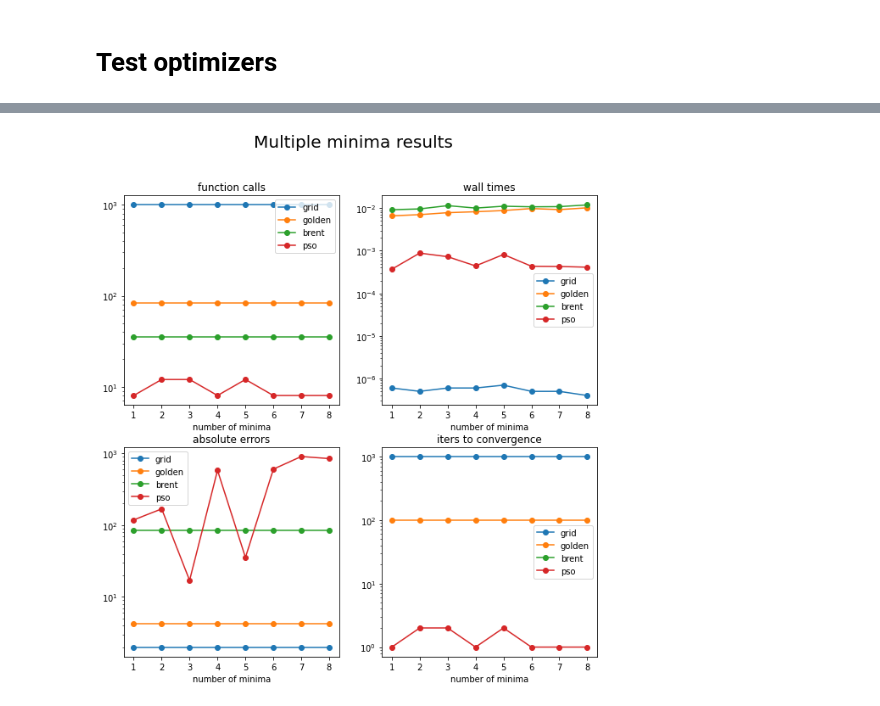
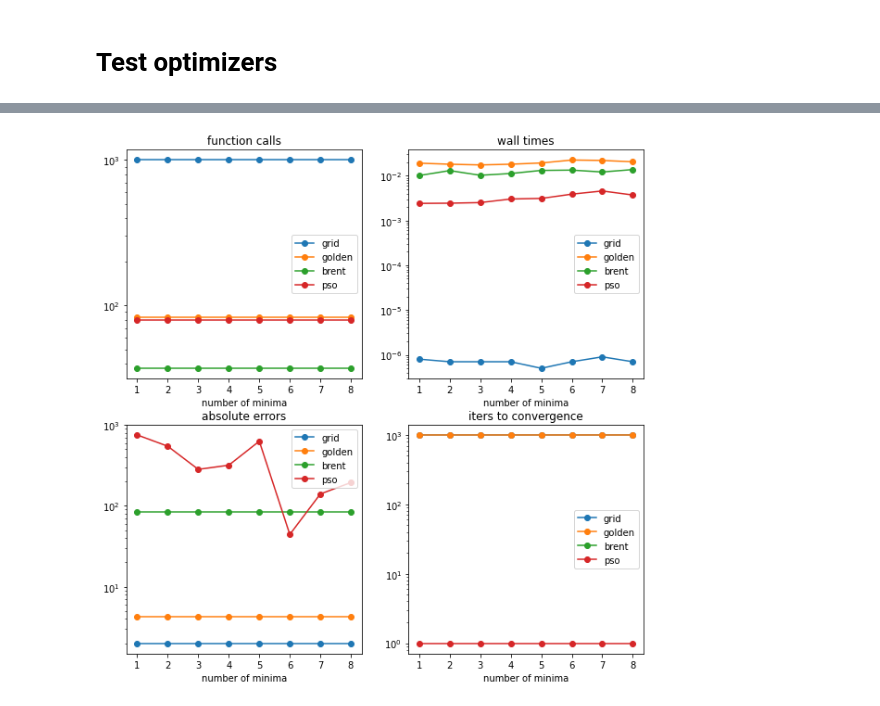
Before and after one commit to tdhoffman/gwr-optimizers, a Jupyter notebook: code/notebooks/optimizer-comparison.ipynb, the cells around one changed output, grey strips where cells are left out. Cells and saved outputs as stored; diff of their text form; code cells hidden in the pictures.

```diff
--- a/code/notebooks/optimizer-comparison.ipynb
+++ b/code/notebooks/optimizer-comparison.ipynb
@@ -311,8 +311,8 @@ plt.show()
 # %%
 # Steepmarks. Fix hyperparams before entering loop
 bounds = (2, 1000)
-max_iter = 100
-tol = 1e-6
+max_iter = 1000
+tol = 1e-10
 steep_res = pd.DataFrame(index=['grid', 'golden', 'brent', 'pso'])
 steepnesses = np.logspace(start=1/400, stop=1, num=50)
 true_steep_min = lambda steeplvl : np.sqrt(600/steeplvl) # found from derivative
@@ -322,7 +322,7 @@ for steeplvl in steepnesses:
     grid_steep_res = my_grid(obj, bw_min=bounds[0], bw_max=bounds[1], pool=None, full=True)
     brent_steep_res = my_brent(obj, bounds=bounds, tol=tol, full=True)
     golden_steep_res = my_golden(obj, bw_min=bounds[0], bw_max=bounds[1], tol=tol, max_iter=max_iter, full=True)
-    pso_steep_res = my_pso(obj, n_particles=4, bounds=bounds, inertia_wgt=0.5, cog_coef=1, soc_coef=2, tol=tol, max_iter=max_iter, full=True)
+    pso_steep_res = my_pso(obj, n_particles=40, bounds=bounds, inertia_wgt=0.5, cog_coef=1, soc_coef=2, tol=tol, max_iter=max_iter, full=True)
 
     steep_res[f'wall_{steeplvl}'] = [grid_steep_res['wall'], golden_steep_res['wall'], brent_steep_res['wall'], pso_steep_res['wall']]
     steep_res[f'min_{steeplvl}'] = [grid_steep_res['min'], golden_steep_res['min'], brent_steep_res['min'], pso_steep_res['min']]
@@ -366,8 +367,8 @@ noiselevels = np.linspace(start=0, stop=25, num=50)
 # true_noise_mins = {0 : 24.495, 5 : 24.495, 10 : 24.495, 15 : 24.495, 20 : 24.495}
 true_noise_mins = dict(zip(noiselevels, [np.argmin(checkmark(bws, noiselvl)) for noiselvl in noiselevels]))
 bounds = (2, 1000)
-max_iter = 500
-tol = 1e-6
+max_iter = 1000
+tol = 1e-10
 noise_res = pd.DataFrame(index=['grid', 'golden', 'brent', 'pso'])
 
 for noiselvl in noiselevels:
@@ -375,7 +376,7 @@ for noiselvl in noiselevels:
     grid_noise_res = my_grid(obj, bw_min=bounds[0], bw_max=bounds[1], pool=None, full=True)
     brent_noise_res = my_brent(obj, bounds=bounds, tol=tol, full=True)
     golden_noise_res = my_golden(obj, bw_min=bounds[0], bw_max=bounds[1], tol=tol, max_iter=max_iter, full=True)
-    pso_noise_res = my_pso(obj, n_particles=4, bounds=bounds, inertia_wgt=-0.16, cog_coef=1.89, soc_coef=2.12, tol=tol, max_iter=max_iter, full=True)
+    pso_noise_res = my_pso(obj, n_particles=40, bounds=bounds, inertia_wgt=-0.16, cog_coef=1.89, soc_coef=2.12, tol=tol, max_iter=max_iter, full=True)
 
     noise_res[f'wall_{noiselvl}'] = [grid_noise_res['wall'], golden_noise_res['wall'], brent_noise_res['wall'], pso_noise_res['wall']]
     noise_res[f'min_{noiselvl}'] = [grid_noise_res['min'], golden_noise_res['min'], brent_noise_res['min'], pso_noise_res['min']]
@@ -418,8 +420,8 @@ avals = [15, 50, 100, 200, 300, 400, 450, 500]
 n_mins = list(range(1, len(avals)+1))
 true_multi_mins = dict(zip(n_mins, [np.argmin(mult_mins(bws, avals=avals[:i+1])) for i in range(len(avals))]))
 bounds = (2, 1000)
-max_iter = 100
-tol = 1e-5
+max_iter = 1000
+tol = 1e-10
 multi_res = pd.DataFrame(index=['grid', 'golden', 'brent', 'pso'])
 
 for i in n_mins:
@@ -427,7 +429,7 @@ for i in n_mins:
     grid_multi_res = my_grid(obj, bw_min=bounds[0], bw_max=bounds[1], pool=None, full=True)
     brent_multi_res = my_brent(obj, bounds=bounds, tol=tol, full=True)
     golden_multi_res = my_golden(obj, bw_min=bounds[0], bw_max=bounds[1], tol=tol, max_iter=max_iter, full=True)
-    pso_multi_res = my_pso(obj, n_particles=4, bounds=bounds, inertia_wgt=1, cog_coef=1, soc_coef=1, tol=tol, max_iter=max_iter, full=True)
+    pso_multi_res = my_pso(obj, n_particles=40, bounds=bounds, inertia_wgt=1, cog_coef=1, soc_coef=1, tol=tol, max_iter=max_iter, full=True)
 
     multi_res[f'wall_{i}'] = [grid_multi_res['wall'], golden_multi_res['wall'], brent_multi_res['wall'], pso_multi_res['wall']]
     multi_res[f'min_{i}'] = [grid_multi_res['min'], golden_multi_res['min'], brent_multi_res['min'][0], pso_multi_res['min']]
@@ -437,31 +439,32 @@ for i in n_mins:
 # %%
 multi_funcalls = multi_res[[f'funcalls_{i}' for i in n_mins]].values.T
 multi_accs = multi_res[[f'acc_{i}' for i in n_mins]].values.T
 multi_walls = multi_res[[f'wall_{i}' for i in n_mins]].values.T
 multi_iters = multi_res[[f'iters_{i}' for i in n_mins]].values.T
 
 _, axes = plt.subplots(ncols = 2, nrows = 2, figsize=(10, 10))
 axes[0, 0].semilogy(n_mins, multi_funcalls, '-o')
 axes[0, 0].legend(multi_res.index.values)
 axes[0, 0].set_title('function calls')
 axes[0, 0].set_xlabel('number of minima')
 
 axes[1, 0].semilogy(n_mins, multi_accs, '-o')
 axes[1, 0].legend(multi_res.index.values)
 axes[1, 0].set_title('absolute errors')
 axes[1, 0].set_xlabel('number of minima')
 
 axes[0, 1].semilogy(n_mins, multi_walls, '-o')
 axes[0, 1].legend(multi_res.index.values)
 axes[0, 1].set_title('wall times')
 axes[0, 1].set_xlabel('number of minima')
 
 axes[1, 1].semilogy(n_mins, multi_iters, '-o')
 axes[1, 1].legend(multi_res.index.values)
 axes[1, 1].set_title('iters to convergence')
 axes[1, 1].set_xlabel('number of minima')
 
-plt.suptitle('Multiple minima results', fontsize=20)
+# plt.suptitle('Multiple minima results', fontsize=20)
+plt.savefig('../../figures/multmins-res.png')
 plt.show()
 # %% [output]
-[figure, old version]
+[figure, new version]
```
Also changed, not shown: parts of 2 cells of this notebook, 14 other files.
